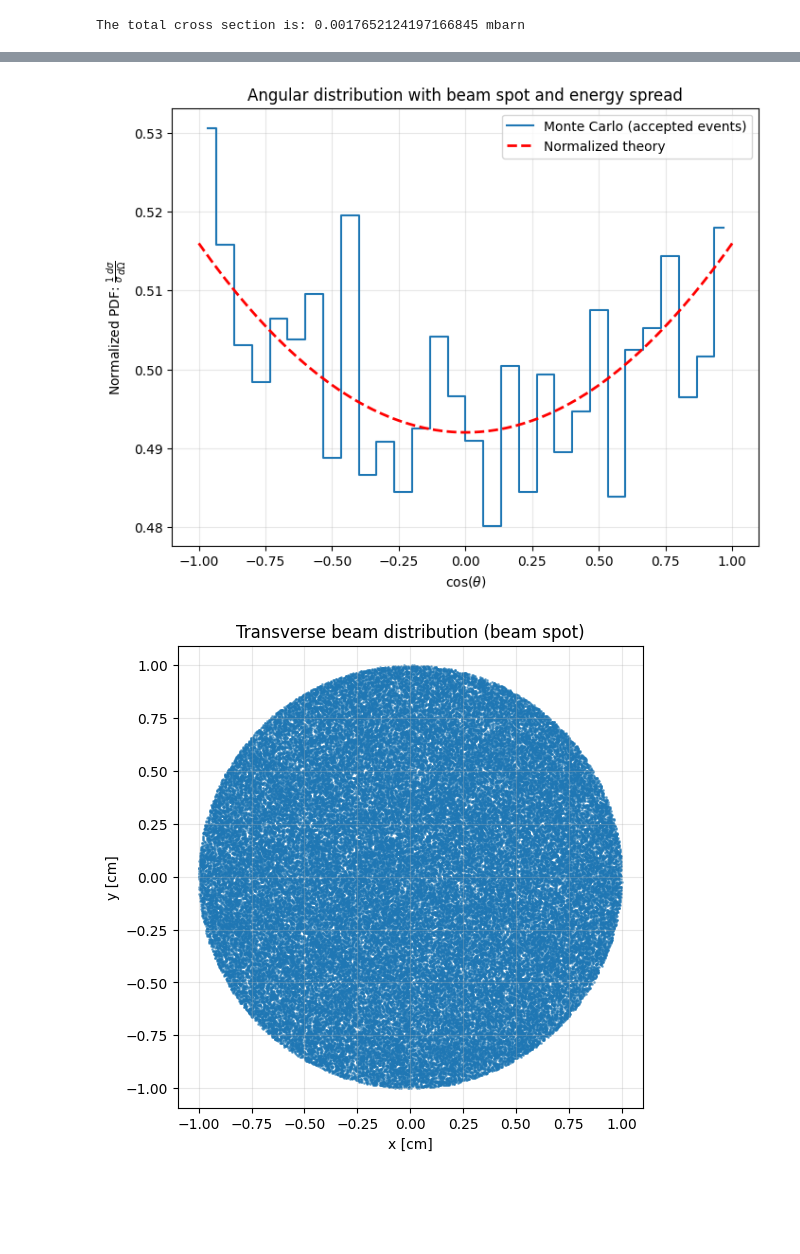
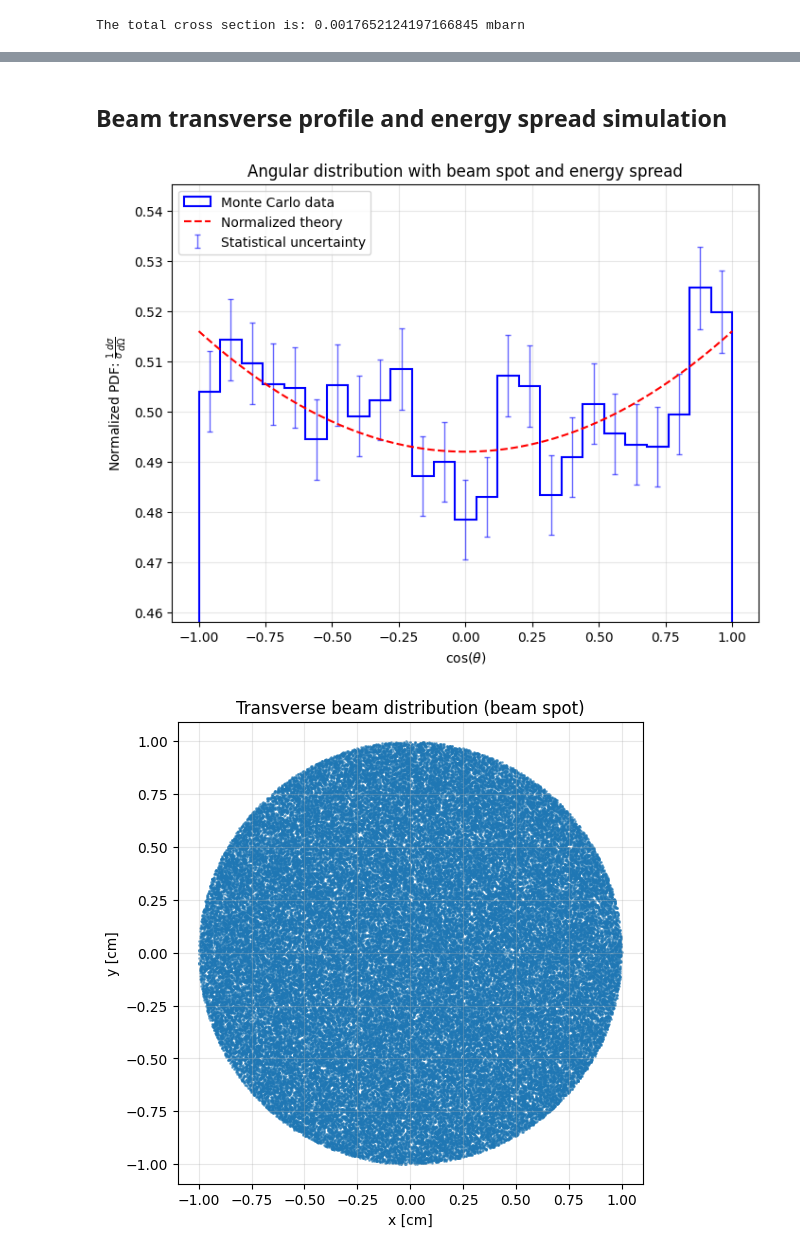
Before and after one commit to marcolorenzato00/LCP_Project, a Jupyter notebook: Project.ipynb, the cells around one changed output, grey strips where cells are left out. Saved outputs shown, nothing was run; the diff lists cells and outputs as text; code cells hidden in the pictures; blank space fills up the shorter version.

```diff
--- a/Project.ipynb
+++ b/Project.ipynb
@@ -71,4 +71,4 @@ def cross_section_norm(s, cos):
 # %%
 def plot_theory(s):
     cos_range = np.linspace(-1, 1, 100)
-    plt.plot(cos_range, cross_section_norm(s, cos_range), label="Normalized theory", linewidth=2, linestyle='--', color="red")
+    plt.plot(cos_range, cross_section_norm(s, cos_range), label="Normalized theory", linewidth=1.5, linestyle='--', color="red")
@@ -75,22 +77,22 @@ def plot_theory(s):
 # %%
 def plot_data(data):
     # Monte Carlo histogram (normalized)
-    #plt.hist(data, bins=25, density=True, range=(-1, 1),
-    #         histtype='step', color='blue', label='Monte Carlo data', linewidth=1.5)
-    #plt.ylim((0.4,0.6))
     n_bins = 25
-    counts, bin_edges = np.histogram(data, bins=n_bins, range=(-1, 1))
+    pdf, bin_edges, _ = plt.hist(data, bins=n_bins, density=True, range=(-1, 1),
+             histtype='step', color='blue', label='Monte Carlo data', linewidth=1.5)
     bin_centers = (bin_edges[:-1] + bin_edges[1:]) / 2.
     bin_width = bin_edges[1] - bin_edges[0]
-    #
-    # Normalizzazione: density = counts / (N_totale * width)
-    pdf = counts / (len(data) * bin_width)
-    # Errore Poissoniano normalizzato: sqrt(N) / (N_totale * width)
-    pdf_err = np.sqrt(counts) / (len(data) * bin_width)
 
-    plt.errorbar(bin_centers, pdf, yerr=pdf_err, fmt='none', ecolor='blue',
+    # Errore Poissoniano normalizzato
+    pdf_err = np.sqrt(pdf / (len(data) * bin_width))
+
+    plt.errorbar(bin_centers, pdf, yerr=pdf_err, fmt='none', ecolor='blue', linewidth=1,
                  alpha=0.6, capsize=2, label="Statistical uncertainty")
-    plt.step(bin_centers, pdf, where='mid', color='blue', label="Monte Carlo (accepted events)", linewidth=2)
+
+    y_min = np.min(pdf - pdf_err)
+    y_max = np.max(pdf + pdf_err)
+    margin = (y_max - y_min) * 0.2
+    plt.ylim(y_min - margin, y_max + margin)
 # %%
 # Threshold energy for muon pair production
 E_threshold = 2*mass_mu
@@ -349,3 +359,5 @@ The conversion factor is: 4.071726048604433
+# %% [markdown]
+## Beam transverse profile and energy spread simulation
 # %%
 # Random azimuthal angles and radial positions for the beam spot
 R = 1.0
@@ -359,41 +371,39 @@ sigmaE = 0.5                                  # width of energy spread
 E = np.random.normal(beam_energy, sigmaE, n)
 
 m_e = 0.000511  # GeV, electron mass
-s = 2 * m_e * (E + m_e)  # invariant s in lab frame
+s_distr = 2 * m_e * (E + m_e)  # invariant s in lab frame
 
 # Monte Carlo generation of muon angular distribution
 u_new = np.random.uniform(-1, 1, n)
-r_new = np.random.uniform(0, cross_section_norm(s, 1), n)
-v_new = u_new[r_new < cross_section_norm(s, u_new)]
+r_new = np.random.uniform(0, cross_section_norm(s_distr, 1), n)
+v_new = u_new[r_new < cross_section_norm(s_distr, u_new)]
 
 
 plt.figure(figsize=(8, 6))
 
 # Monte Carlo histogram (normalized)
-hist, bin_edges = np.histogram(v_new, bins=30, density=True)
-bin_centers = (bin_edges[:-1] + bin_edges[1:]) / 2.
-plt.step(bin_centers, hist, where='mid', label="Monte Carlo (accepted events)")
+plot_data(v_new)
 
 # Normalized theoretical curve
-s_mean = np.mean(s)  # reference theoretical curve
+s_mean = np.mean(s_distr)  # reference theoretical curve
 plot_theory(s_mean)
 
 plt.xlabel(r"$\cos(\theta)$")
 plt.ylabel(r"Normalized PDF: $\frac{1}{\sigma}\frac{d\sigma}{d\Omega}$")
 plt.title(r"Angular distribution with beam spot and energy spread")
 plt.legend()
 plt.grid(alpha=0.3)
 plt.show()
 
 # Plot of the beam spot (x, y)
 plt.figure(figsize=(6,6))
 plt.scatter(x, y, s=1, alpha=0.5)
 plt.xlabel("x [cm]")
 plt.ylabel("y [cm]")
 plt.title("Transverse beam distribution (beam spot)")
 plt.axis("equal")
 plt.grid(alpha=0.3)
 plt.show()
 # %% [output]
-[figure, old version]
+[figure, new version]
-[figure, old version]
+[figure, new version]
```
Also changed, not shown: parts of 19 cells of this notebook.
